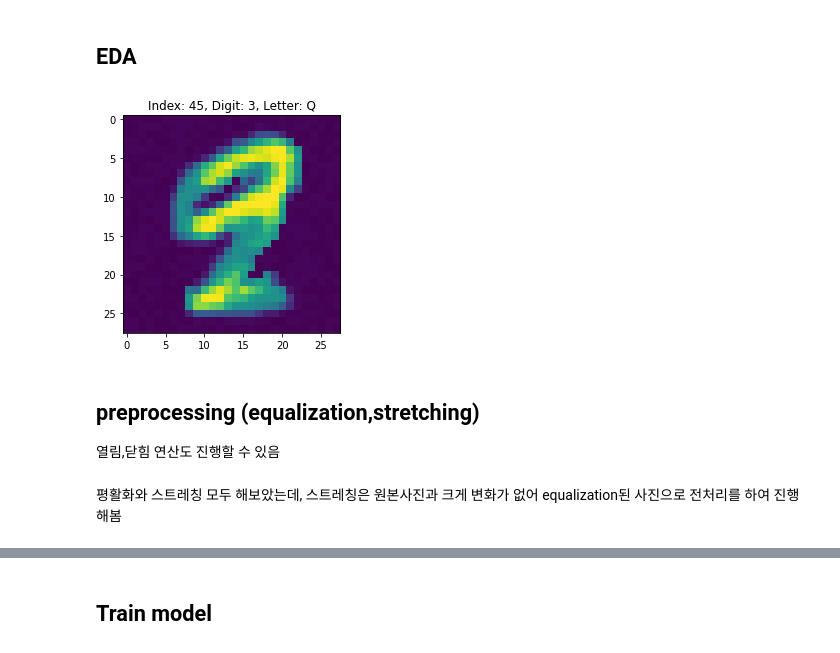
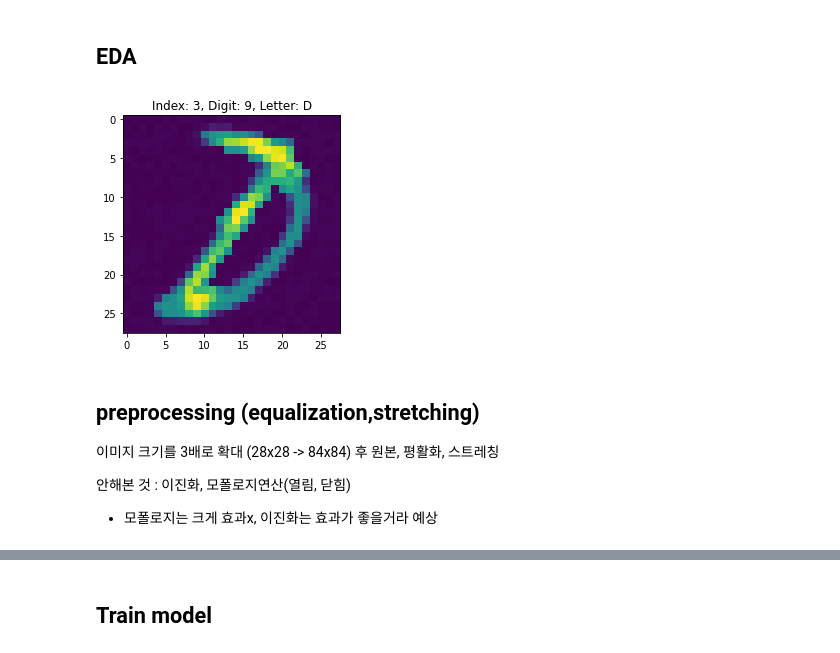
Before and after one commit to jihyejjang/dacon-image-classifier, a Jupyter notebook: 0905_0.87254(minji)_preprocessing.ipynb, the cells around one changed output, grey strips where cells are left out. Cells and saved outputs as stored; diff of their text form; code cells hidden in the pictures.

```diff
--- a/0905_0.87254(minji)_preprocessing.ipynb
+++ b/0905_0.87254(minji)_preprocessing.ipynb
@@ -32,20 +84,22 @@ test = pd.read_csv('data/test.csv')
 # %% [markdown]
 ## EDA
 # %%
-idx = 45
+idx = 3
 img = train.loc[idx, '0':].values.reshape(28, 28).astype(int)
 digit = train.loc[idx, 'digit']
 letter = train.loc[idx, 'letter']
 
 plt.title('Index: %i, Digit: %s, Letter: %s'%(idx, digit, letter))
 plt.imshow(img)
 plt.show()
 # %% [output]
-[figure, old version]
+[figure, new version]
-# %% [markdown]
-## preprocessing (equalization,stretching)
-
-열림,닫힘 연산도 진행할 수 있음
-# %% [markdown]
-평활화와 스트레칭 모두 해보았는데, 스트레칭은 원본사진과 크게 변화가 없어 equalization된 사진으로 전처리를 하여 진행해봄
+# %% [markdown]
+## preprocessing (equalization,stretching)
+
+이미지 크기를 3배로 확대 (28x28 -> 84x84) 후 원본, 평활화, 스트레칭
+
+안해본 것 : 이진화, 모폴로지연산(열림, 닫힘)
+
+ - 모폴로지는 크게 효과x, 이진화는 효과가 좋을거라 예상
 # %%
```
Also changed, not shown: parts of 35 cells of this notebook, 2 other files.
